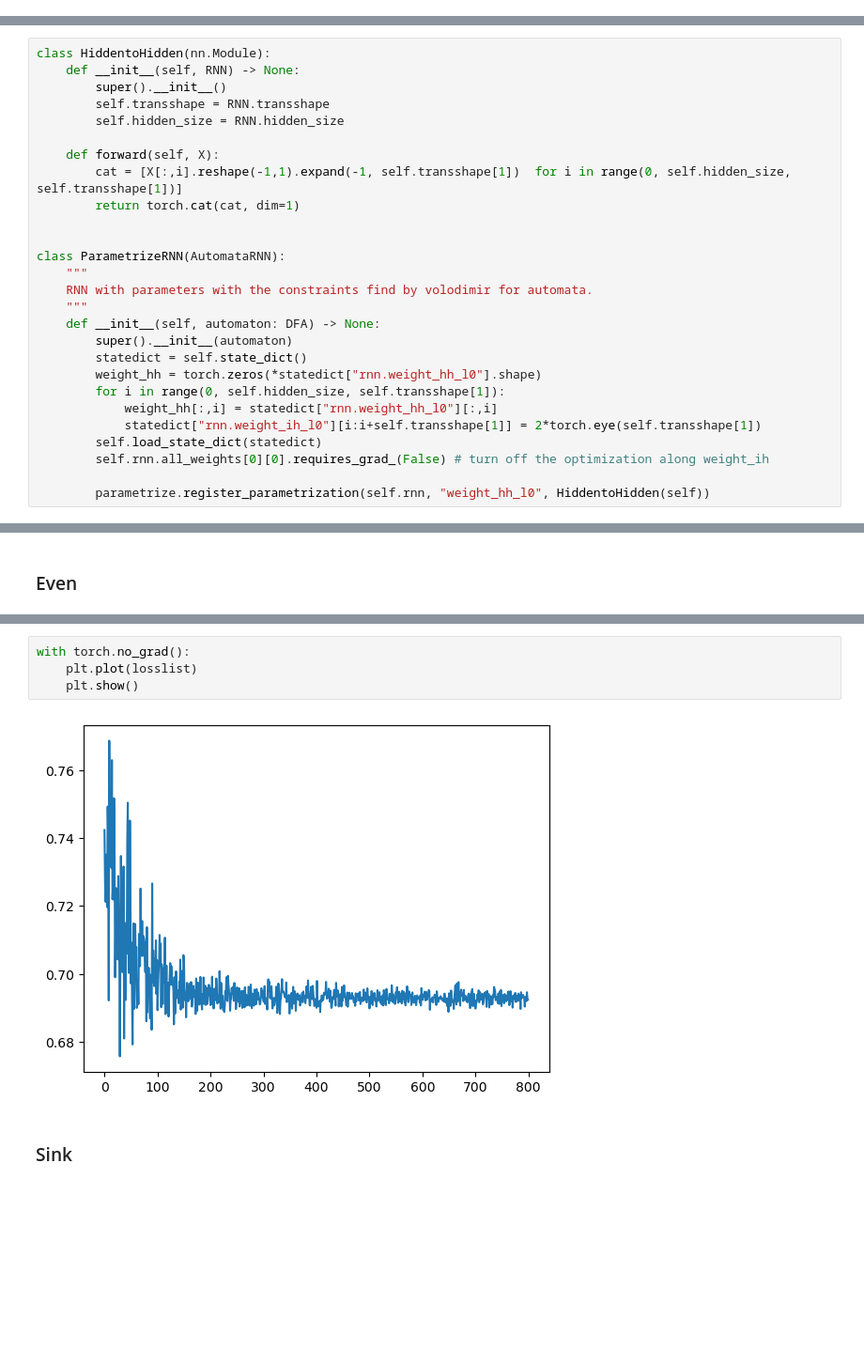
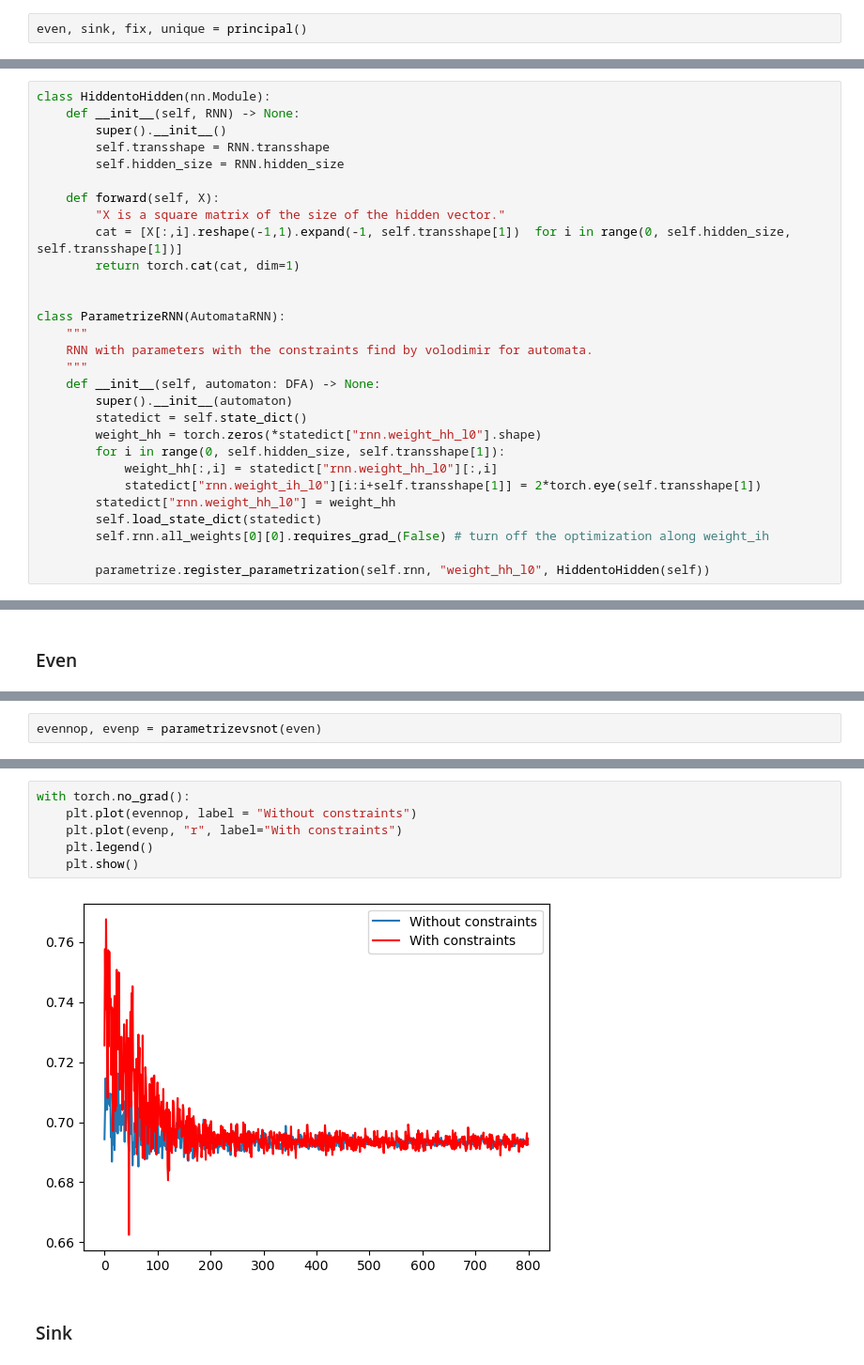
Before and after one commit to FRANCHI-Charles/Internship-M1, a Jupyter notebook: RNN_autmata/firstautrnn.ipynb, the cells around one changed output, grey strips where cells are left out. Shown: that part at 94% size. Cells and saved outputs as stored; diff of their text form; blank space fills up the shorter version.

```diff
--- a/RNN_autmata/firstautrnn.ipynb
+++ b/RNN_autmata/firstautrnn.ipynb
@@ -34,0 +26,2 @@ Done! in 3.9331 sec
+# %%
+even, sink, fix, unique = principal()
@@ -93,6 +95,7 @@ class HiddentoHidden(nn.Module):
         self.hidden_size = RNN.hidden_size
 
     def forward(self, X):
+        "X is a square matrix of the size of the hidden vector."
         cat = [X[:,i].reshape(-1,1).expand(-1, self.transshape[1])  for i in range(0, self.hidden_size, self.transshape[1])]
         return torch.cat(cat, dim=1)
 
@@ -108,6 +111,7 @@ class ParametrizeRNN(AutomataRNN):
         for i in range(0, self.hidden_size, self.transshape[1]):
             weight_hh[:,i] = statedict["rnn.weight_hh_l0"][:,i]
             statedict["rnn.weight_ih_l0"][i:i+self.transshape[1]] = 2*torch.eye(self.transshape[1])
+        statedict["rnn.weight_hh_l0"] = weight_hh
         self.load_state_dict(statedict)
         self.rnn.all_weights[0][0].requires_grad_(False) # turn off the optimization along weight_ih
 
@@ -155,0 +179,2 @@ Done! Trainloss: 0.693271, Test accuracy: 48.9500
+# %%
+evennop, evenp = parametrizevsnot(even)
@@ -156,8 +195,10 @@ Done! Trainloss: 0.693271, Test accuracy: 48.9500
 # %%
 with torch.no_grad():
-    plt.plot(losslist)
+    plt.plot(evennop, label = "Without constraints")
+    plt.plot(evenp, "r", label="With constraints")
+    plt.legend()
     plt.show()
 # %% [output]
-[figure, old version]
+[figure, new version]
 # %% [markdown]
 ### Sink
```
Also changed, not shown: parts of 17 cells of this notebook, 3 other files.
